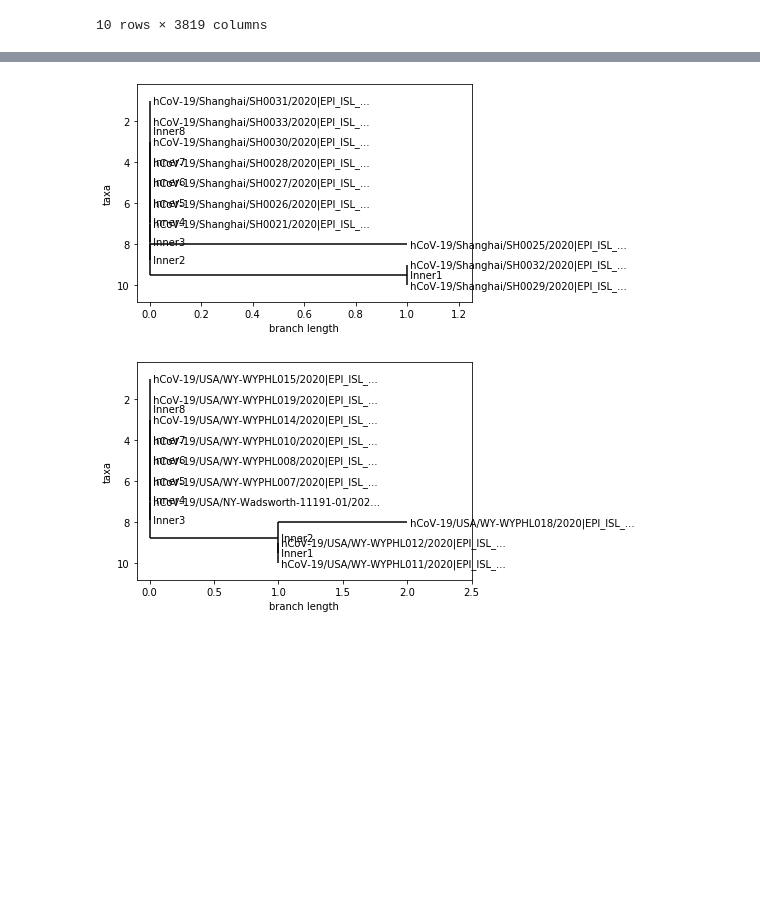
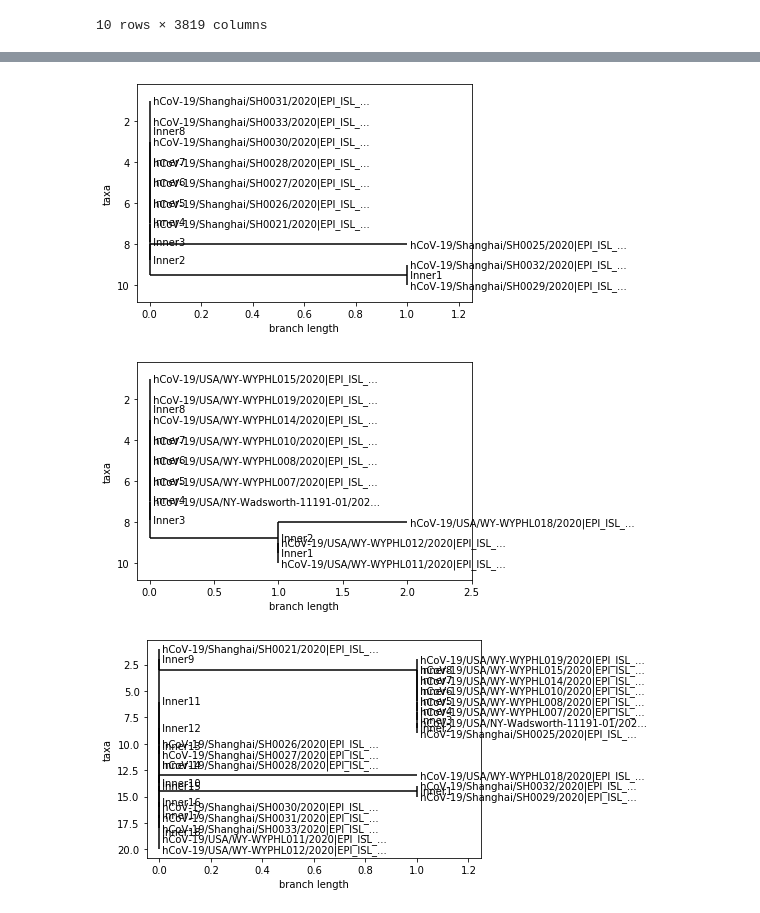
Before and after one commit to sarahkurd/bioinformatics-sample-code, a Jupyter notebook: Project2-Comparing-Phylogeny-of -2-Countries.ipynb, the cells around one changed output, grey strips where cells are left out. Saved outputs shown, nothing was run; the diff lists cells and outputs as text; code cells hidden in the pictures; blank space fills up the shorter version.

```diff
--- a/Project2-Comparing-Phylogeny-of -2-Countries.ipynb
+++ b/Project2-Comparing-Phylogeny-of -2-Countries.ipynb
@@ -201,6 +287,7 @@ dtype: int64
 # %%
 US_subset_seqs = US_distance_from_concensus_seq_sorted.index
 China_subset_seqs = China_distance_from_concensus_seq_sorted.index
+vertical_subset_seqs = vertical_distance_from_concensus_seq_sorted.index
 # %%
 distances = {}
 for i,seqid1 in enumerate(US_subset_seqs):
@@ -221,6 +308,16 @@ for i,seqid1 in enumerate(China_subset_seqs):
         china_distances[seqid2,seqid1] = china_distances[seqid1,seqid2]
 china_distances = pd.Series(china_distances).unstack()
 china_distances
+
+china_vs_US_distances = {}
+for i,seqid1 in enumerate(vertical_subset_seqs):
+    china_vs_US_distances[seqid1,seqid1]=0
+    for j in range(i+1,len(vertical_subset_seqs)):
+        seqid2 = vertical_subset_seqs[j]
+        china_vs_US_distances[seqid1,seqid2] = sum(vertical_position_table.loc[seqid1] != vertical_position_table.loc[seqid2])
+        china_vs_US_distances[seqid2,seqid1] = china_vs_US_distances[seqid1,seqid2]
+china_vs_US_distances = pd.Series(china_vs_US_distances).unstack()
+china_vs_US_distances
 # %% [output]
 |  | hCoV-19/Shanghai/SH0021/2020|EPI_... | hCoV-19/Shanghai/SH0025/2020|EPI_... | hCoV-19/Shanghai/SH0026/2020|EPI_... | hCoV-19/Shanghai/SH0027/2020|EPI_... | ... |
 | hCoV-19/Shanghai/SH0021/2020|EPI_... | 0 | 1 | 0 | 0 | ... |
@@ -245,23 +348,33 @@ matrix = np.tril(china_distances.values).tolist()
 for i in range(len(matrix)):
     matrix[i] = matrix[i][:i+1]
 dm_china = DistanceMatrix(list(china_distances.index), matrix)
+
+matrix = np.tril(china_vs_US_distances.values).tolist()
+for i in range(len(matrix)):
+    matrix[i] = matrix[i][:i+1]
+dm_US_vs_China = DistanceMatrix(list(china_vs_US_distances.index), matrix)
 # %%
 from Bio.Phylo.TreeConstruction import DistanceTreeConstructor
 constructor = DistanceTreeConstructor()
 constructor2 = DistanceTreeConstructor()
+constructor3 = DistanceTreeConstructor()
 tree = constructor.nj(dm)
 china_tree = constructor2.nj(dm_china)
+china_vs_US_tree = constructor3.nj(dm_US_vs_China)
 # %%
 %matplotlib inline
 
 from Bio import Phylo
 tree.ladderize()   # Flip branches so deeper clades are displayed at top
 china_tree.ladderize()
 Phylo.draw(china_tree)
 Phylo.draw(tree)
+Phylo.draw(china_vs_US_tree)
 
 # ----- China Tree on top -----
-# ----- US Tree on bottom -----
+# ----- US Tree in Middle -----
+# ----- China vs. US Tree on bottom -----
 # %% [output]
 [figure]
 [figure]
+[figure, added]
```
Also changed, not shown: parts of 7 cells of this notebook.
